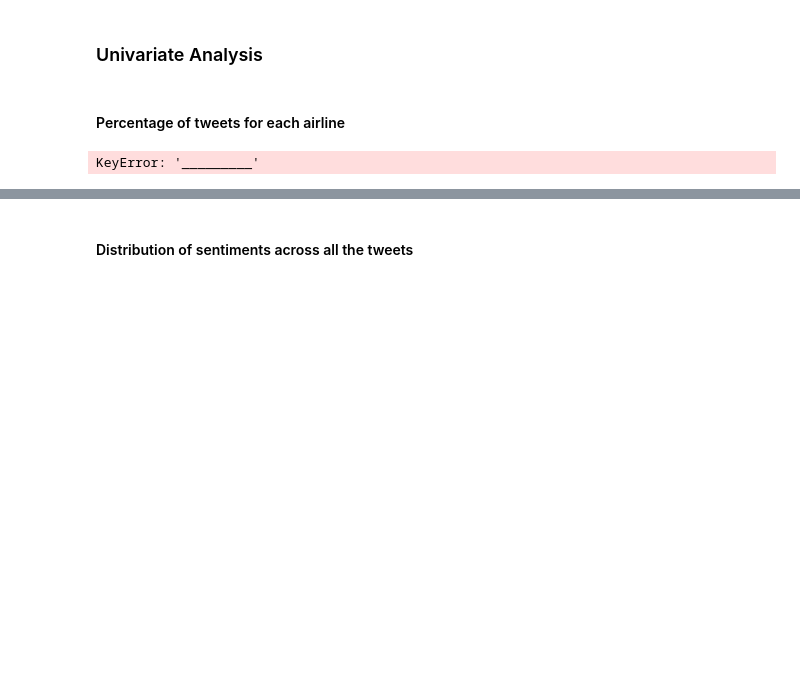
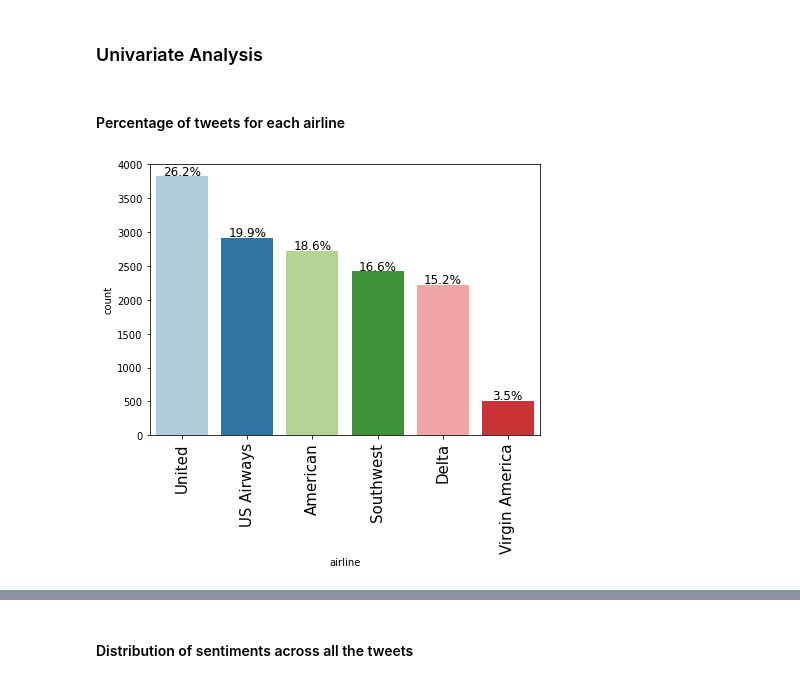
Before and after one commit to FoxHoundOps/PGP-AI-ML, a Jupyter notebook: project7/NLP_Learner_Notebook_Full_code_version.ipynb, the cells around one changed output, grey strips where cells are left out. Drawn from its saved outputs; the diff is of its cells as text; code cells hidden in the pictures; blank space fills up the shorter version.

```diff
--- a/project7/NLP_Learner_Notebook_Full_code_version.ipynb
+++ b/project7/NLP_Learner_Notebook_Full_code_version.ipynb
@@ -183,7 +179,0 @@ Let us drop the columns `airline_sentiment_gold`, `negativereason_gold`, and `tw
-# %%
-# Drop the columns with a high number of missing values
-columns_to_drop = ['airline_sentiment_gold', 'negativereason_gold', 'tweet_coord']
-data = data.drop(columns=columns_to_drop)
-
-# Verify the columns have been dropped
-data.info()
@@ -212,10 +182,9 @@ memory usage: 1.4+ MB
 # %% [markdown]
 ### Univariate Analysis
 # %%
-# function to create labeled barplots
 def labeled_barplot(data, feature, perc=False, n=None):
     """
-    Barplot with percentage at the top
+    Barplot with percentage at the top and a summary of the information.
 
     data: dataframe
     feature: dataframe column
@@ -224,31 +193,24 @@ def labeled_barplot(data, feature, perc=False, n=None):
     """
 
     total = len(data[feature])  # length of the column
-    count = data[feature].nunique()
-    if n is None:
-        plt.figure(figsize=(count + 1, 5))
-    else:
-        plt.figure(figsize=(n + 1, 5))
+    value_counts = data[feature].value_counts()[:n]  # Get counts for top n categories
+    categories = value_counts.index.tolist()  # Get the category names
+    counts = value_counts.values.tolist()  # Get the count for each category
+    percentages = [100 * count / total for count in counts]  # Calculate percentages
 
+    plt.figure(figsize=(len(categories) + 1, 5))
     plt.xticks(rotation=90, fontsize=15)
     ax = sns.countplot(
         data=data,
         x=feature,
         palette="Paired",
-        order=data[feature].value_counts().index[:n].sort_values(),
+        order=categories
     )
 
-    for p in ax.patches:
-        if perc == True:
-            label = "{:.1f}%".format(
-                100 * p.get_height() / total
-            )  # percentage of each class of the category
-        else:
-            label = p.get_height()  # count of each level of the category
-
-        x = p.get_x() + p.get_width() / 2  # width of the plot
-        y = p.get_height()  # height of the plot
-
+    for i, p in enumerate(ax.patches):
+        label = "{:.1f}%".format(percentages[i]) if perc else counts[i]
+        x = p.get_x() + p.get_width() / 2
+        y = p.get_height()
         ax.annotate(
             label,
             (x, y),
@@ -257,12 +219,12 @@ def labeled_barplot(data, feature, perc=False, n=None):
             size=12,
             xytext=(0, 5),
             textcoords="offset points",
-        )  # annotate the percentage
+        )
 
-    plt.show()  # show the plot
+    plt.show()
 # %% [markdown]
 #### Percentage of tweets for each airline
-# %%
-labeled_barplot(data, "_________", perc=True)         # Complete the code to plot the labeled barplot for airline
-# %% [output]
-KeyError: '_________'
+# %%
+labeled_barplot(data, "airline", perc=True)
+# %% [output]
+[figure, added]
```
Also changed, not shown: parts of 26 cells of this notebook.
